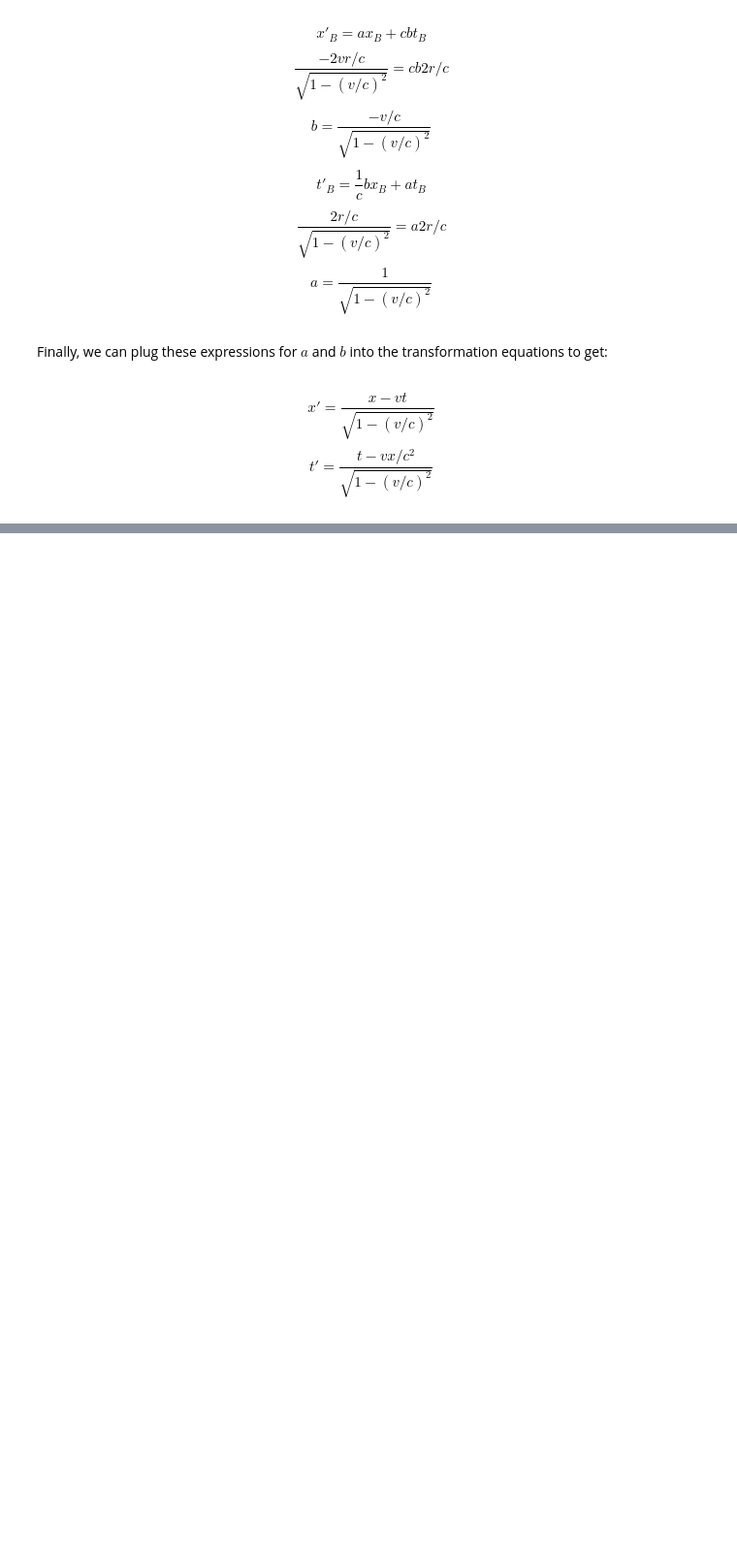
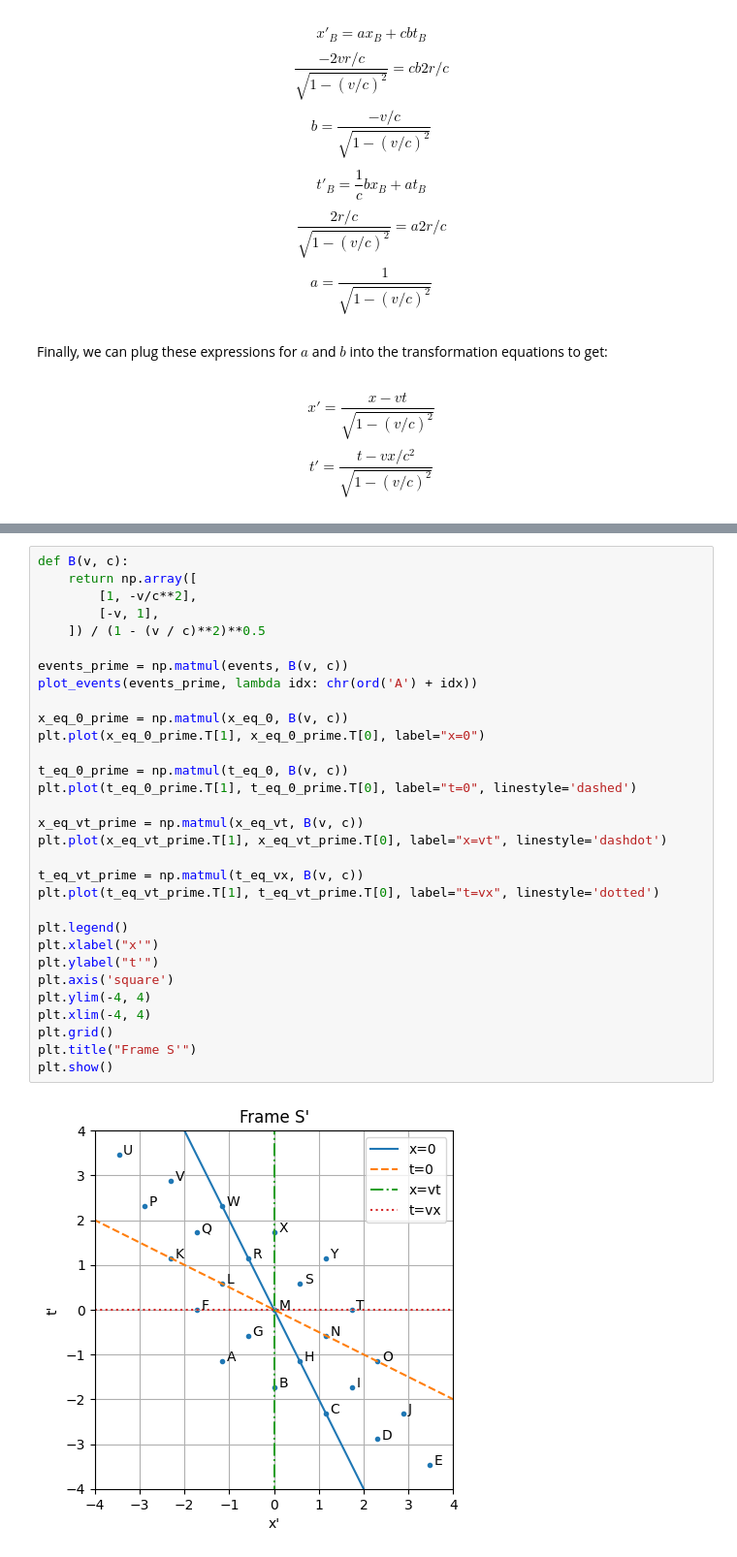
Before and after one commit to kurtamohler/physics-sims, a Jupyter notebook: notebooks/Special Relativity.ipynb, the cells around one changed output, grey strips where cells are left out. Shown at 97% size. Cells and saved outputs as stored; diff of their text form; blank space fills up the shorter version.

```diff
--- a/notebooks/Special Relativity.ipynb
+++ b/notebooks/Special Relativity.ipynb
@@ -248,0 +345,33 @@ $$ t' = \frac{t - vx/c^2}{\sqrt{1 - (v/c)^2}} $$
+# %%
+def B(v, c):
+    return np.array([
+        [1, -v/c**2],
+        [-v, 1],
+    ]) / (1 - (v / c)**2)**0.5
+
+events_prime = np.matmul(events, B(v, c))
+plot_events(events_prime, lambda idx: chr(ord('A') + idx))
+
+x_eq_0_prime = np.matmul(x_eq_0, B(v, c))
+plt.plot(x_eq_0_prime.T[1], x_eq_0_prime.T[0], label="x=0")
+
+t_eq_0_prime = np.matmul(t_eq_0, B(v, c))
+plt.plot(t_eq_0_prime.T[1], t_eq_0_prime.T[0], label="t=0", linestyle='dashed')
+
+x_eq_vt_prime = np.matmul(x_eq_vt, B(v, c))
+plt.plot(x_eq_vt_prime.T[1], x_eq_vt_prime.T[0], label="x=vt", linestyle='dashdot')
+
+t_eq_vt_prime = np.matmul(t_eq_vx, B(v, c))
+plt.plot(t_eq_vt_prime.T[1], t_eq_vt_prime.T[0], label="t=vx", linestyle='dotted')
+
+plt.legend()
+plt.xlabel("x'")
+plt.ylabel("t'")
+plt.axis('square')
+plt.ylim(-4, 4)
+plt.xlim(-4, 4)
+plt.grid()
+plt.title("Frame S'")
+plt.show()
+# %% [output]
+[figure, added]
```
Also changed, not shown: parts of 17 cells of this notebook, 1 other file.
